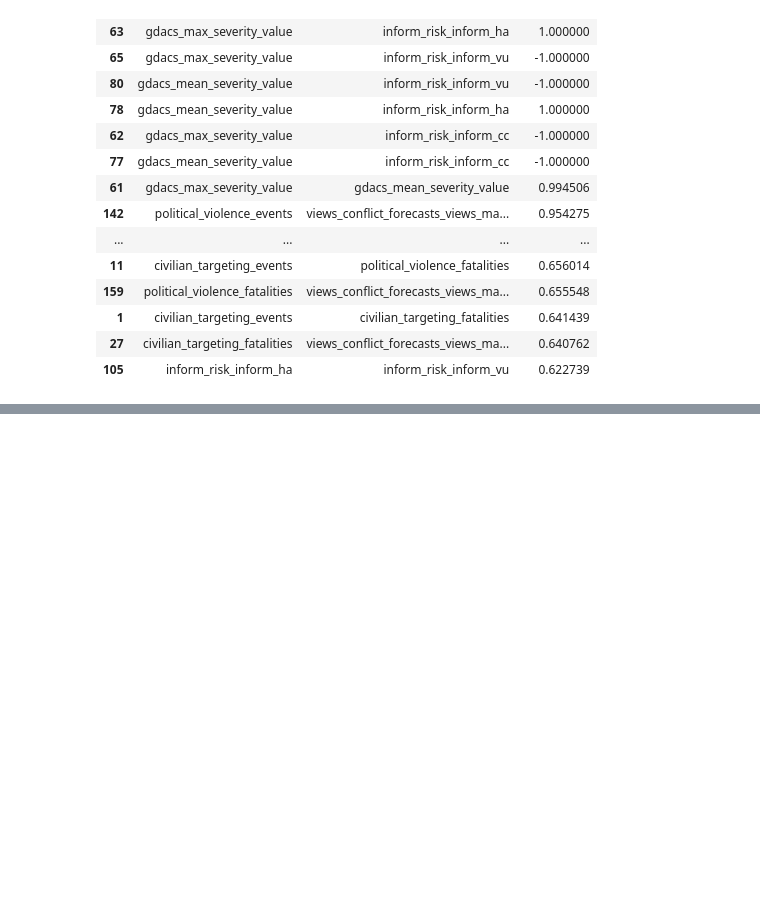
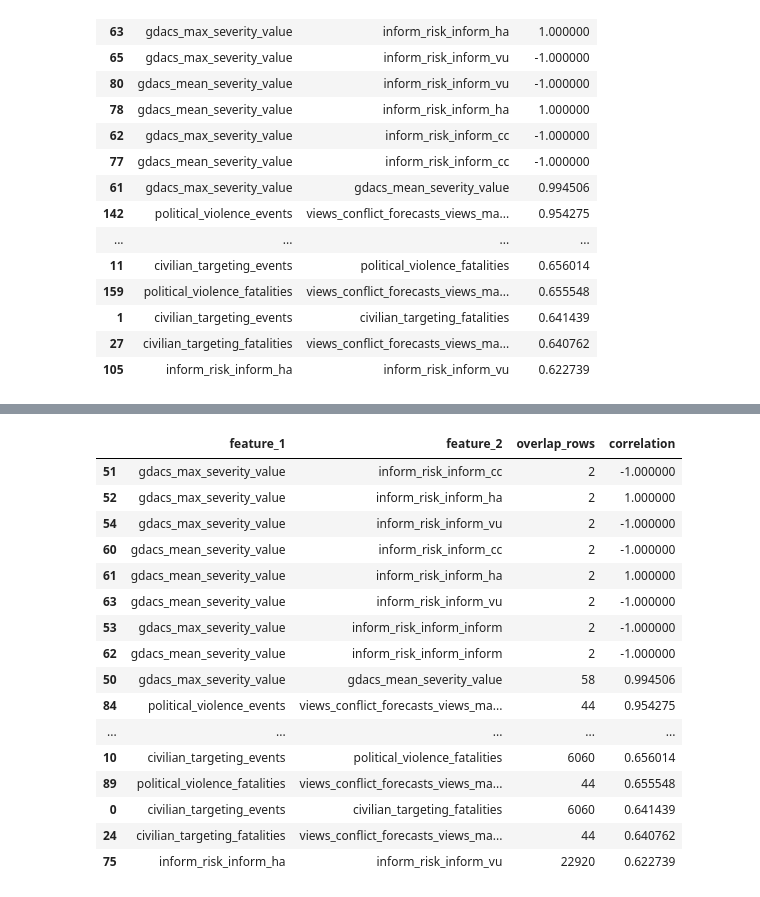
Before and after one commit to Arobnett/HDX-sources-and-more-API-connection, a Jupyter notebook: notebooks/04_eda_open_source.ipynb, the cells around one changed output, grey strips where cells are left out. Saved outputs shown, nothing was run; the diff lists cells and outputs as text; code cells hidden in the pictures; blank space fills up the shorter version.

```diff
--- a/notebooks/04_eda_open_source.ipynb
+++ b/notebooks/04_eda_open_source.ipynb
@@ -197,0 +206,45 @@ correlations.sort_values('correlation', key=lambda s: s.abs(), ascending=False).
+# %%
+correlation_rows = []  # Store pairwise correlation diagnostics.
+
+for feature_1 in numeric_features.columns:  # Loop over first feature.
+    for feature_2 in numeric_features.columns:  # Loop over second feature.
+        if feature_1 >= feature_2:  # Keep each pair only once.
+            continue
+
+        pair_data = numeric_features[[feature_1, feature_2]].dropna()  # Keep rows where both features exist.
+
+        if len(pair_data) < 2:  # Skip pairs that cannot support correlation.
+            continue
+
+        correlation_rows.append({
+            "feature_1": feature_1,
+            "feature_2": feature_2,
+            "overlap_rows": len(pair_data),
+            "correlation": pair_data[feature_1].corr(pair_data[feature_2]),
+        })  # Save diagnostic row.
+
+correlation_diagnostics = pd.DataFrame(correlation_rows)  # Build diagnostics table.
+
+correlation_diagnostics.sort_values(
+    ["correlation", "overlap_rows"],
+    key=lambda s: s.abs() if s.name == "correlation" else s,
+    ascending=False
+).head(25)
+# %% [output]
+|  | feature_1 | feature_2 | overlap_rows | correlation |
+| 51 | gdacs_max_severity_value | inform_risk_inform_cc | 2 | -1.000000 |
+| 52 | gdacs_max_severity_value | inform_risk_inform_ha | 2 | 1.000000 |
+| 54 | gdacs_max_severity_value | inform_risk_inform_vu | 2 | -1.000000 |
+| 60 | gdacs_mean_severity_value | inform_risk_inform_cc | 2 | -1.000000 |
+| 61 | gdacs_mean_severity_value | inform_risk_inform_ha | 2 | 1.000000 |
+| 63 | gdacs_mean_severity_value | inform_risk_inform_vu | 2 | -1.000000 |
+| 53 | gdacs_max_severity_value | inform_risk_inform_inform | 2 | -1.000000 |
+| 62 | gdacs_mean_severity_value | inform_risk_inform_inform | 2 | -1.000000 |
+| 50 | gdacs_max_severity_value | gdacs_mean_severity_value | 58 | 0.994506 |
+| 84 | political_violence_events | views_conflict_forecasts_views_ma... | 44 | 0.954275 |
+| ... | ... | ... | ... | ... |
+| 10 | civilian_targeting_events | political_violence_fatalities | 6060 | 0.656014 |
+| 89 | political_violence_fatalities | views_conflict_forecasts_views_ma... | 44 | 0.655548 |
+| 0 | civilian_targeting_events | civilian_targeting_fatalities | 6060 | 0.641439 |
+| 24 | civilian_targeting_fatalities | views_conflict_forecasts_views_ma... | 44 | 0.640762 |
+| 75 | inform_risk_inform_ha | inform_risk_inform_vu | 22920 | 0.622739 |
```
Also changed, not shown: parts of 10 cells of this notebook.
